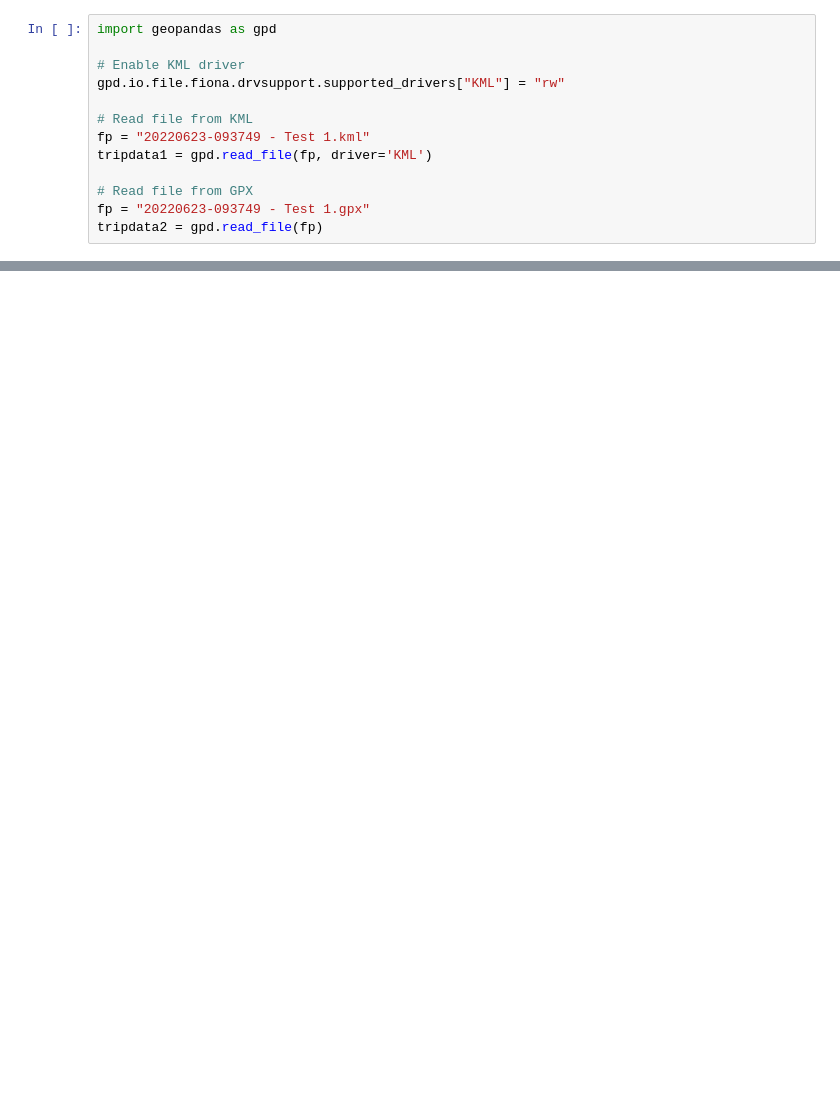
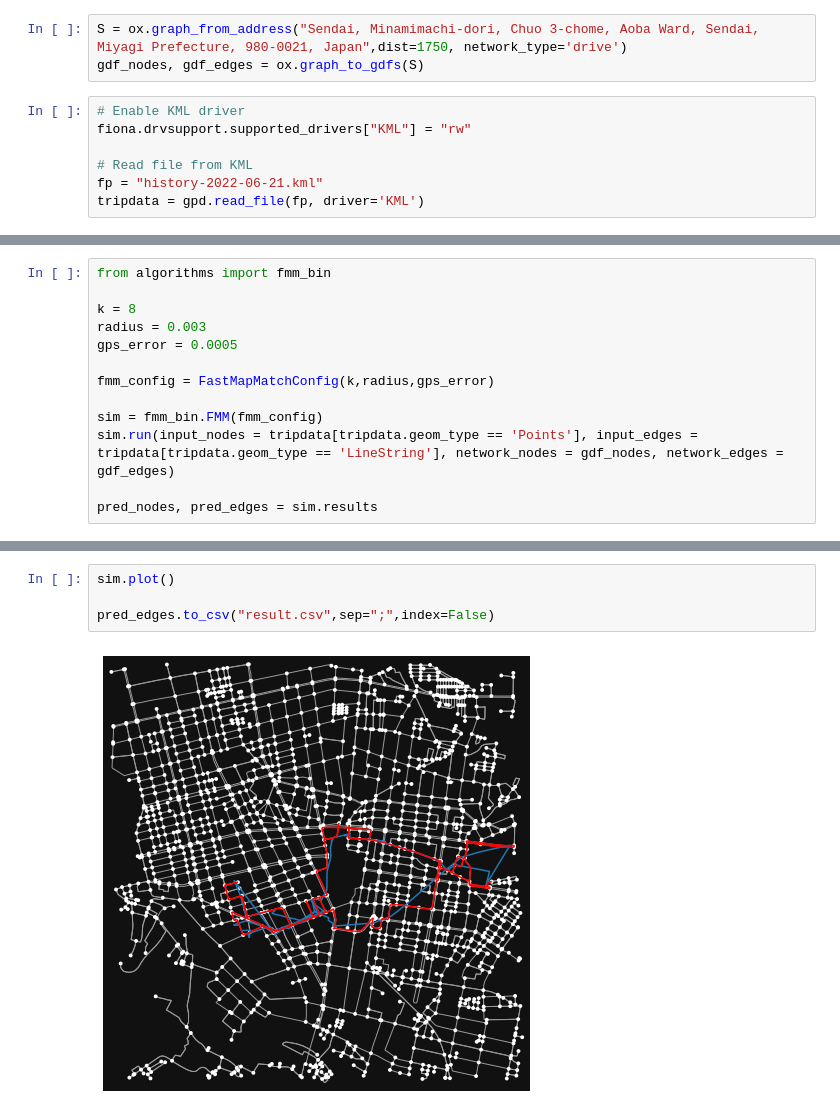
Before and after one commit to gjgress/G-RIPS-2022-Mitsubishi-A, a Jupyter notebook: Code/Code Testing.ipynb, the cells around one changed output, grey strips where cells are left out. Cells and saved outputs as stored; diff of their text form; blank space fills up the shorter version.

Commit message:
Creating more robust framework for map matching algorithms. We are also working on our Project Statement. Too tired for any more detail

```diff
--- a/Code/Code Testing.ipynb
+++ b/Code/Code Testing.ipynb
@@ -1,13 +124,10 @@
+# %%
+S = ox.graph_from_address("Sendai, Minamimachi-dori, Chuo 3-chome, Aoba Ward, Sendai, Miyagi Prefecture, 980-0021, Japan",dist=1750, network_type='drive')
+gdf_nodes, gdf_edges = ox.graph_to_gdfs(S)
 # %%
-import geopandas as gpd
-
 # Enable KML driver
-gpd.io.file.fiona.drvsupport.supported_drivers["KML"] = "rw"
+fiona.drvsupport.supported_drivers["KML"] = "rw"
 
 # Read file from KML
-fp = "20220623-093749 - Test 1.kml"
-tripdata1 = gpd.read_file(fp, driver='KML')
-
-# Read file from GPX
-fp = "20220623-093749 - Test 1.gpx"
-tripdata2 = gpd.read_file(fp)
+fp = "history-2022-06-21.kml"
+tripdata = gpd.read_file(fp, driver='KML')
@@ -40,0 +136,13 @@ tripdata1.plot()
+# %%
+from algorithms import fmm_bin
+
+k = 8
+radius = 0.003
+gps_error = 0.0005
+
+fmm_config = FastMapMatchConfig(k,radius,gps_error)
+
+sim = fmm_bin.FMM(fmm_config)
+sim.run(input_nodes = tripdata[tripdata.geom_type == 'Points'], input_edges = tripdata[tripdata.geom_type == 'LineString'], network_nodes = gdf_nodes, network_edges = gdf_edges)
+
+pred_nodes, pred_edges = sim.results
@@ -40,0 +167,6 @@ tripdata1.plot()
+# %%
+sim.plot()
+
+pred_edges.to_csv("result.csv",sep=";",index=False)
+# %% [output]
+[figure, added]
```
Also changed, not shown: parts of 14 cells of this notebook, 32 other files.
